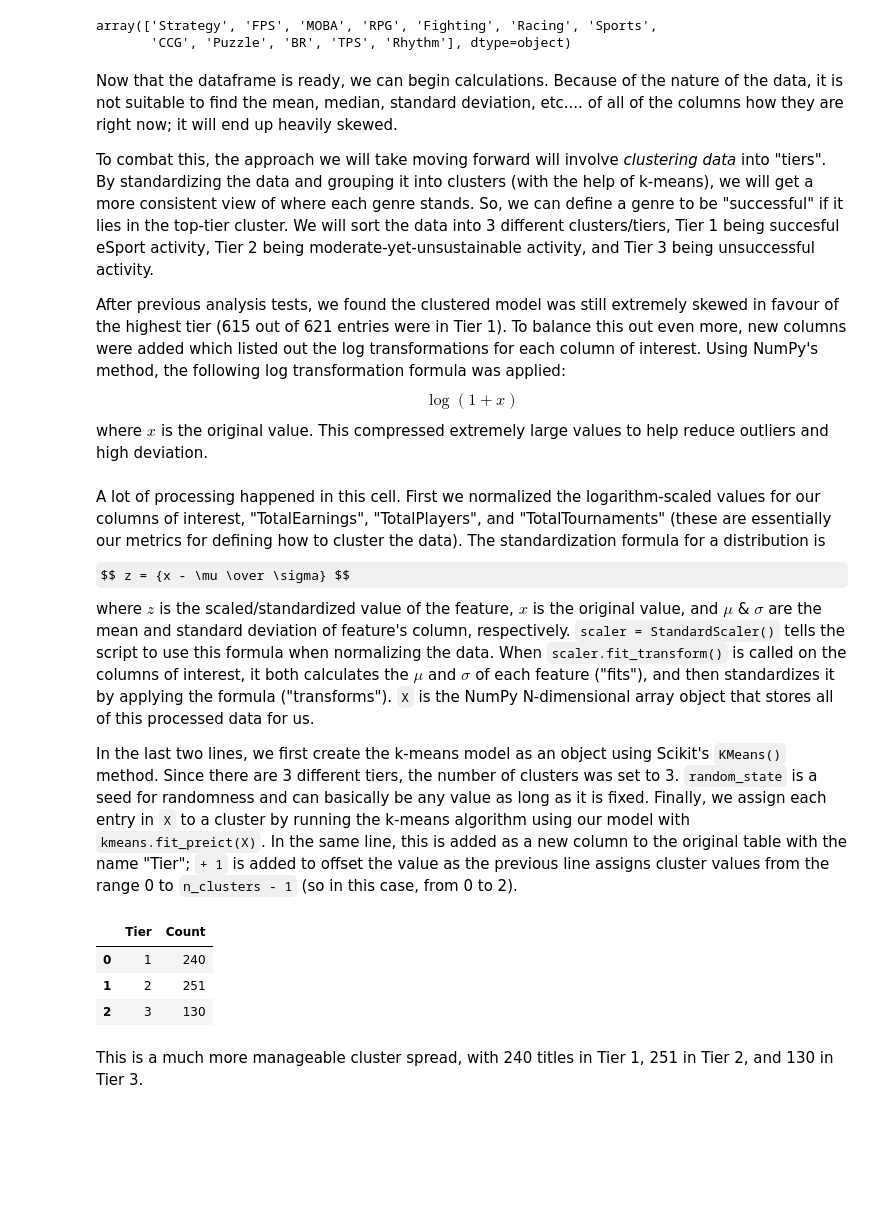
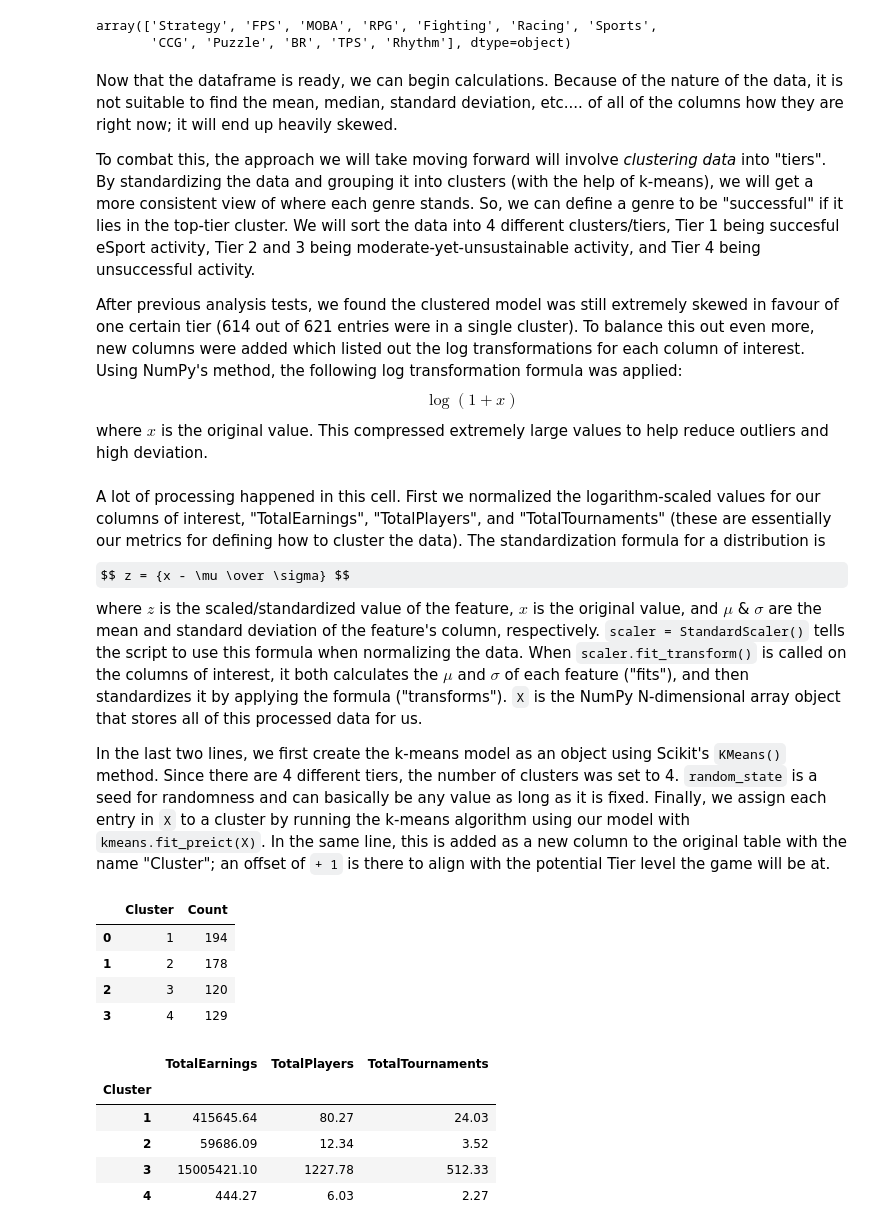
Before and after one commit to chezecakes/csci2000u-assignment-f25, a Jupyter notebook: assignment1.ipynb, the cells around one changed output. Drawn from its saved outputs; the diff is of its cells as text; code cells hidden in the pictures; some formulas as TeX source; blank space fills up the shorter version.

```diff
--- a/assignment1.ipynb
+++ b/assignment1.ipynb
@@ -133,9 +133,9 @@ array(['Strategy', 'FPS', 'MOBA', 'RPG', 'Fighting', 'Racing', 'Sports',
 # %% [markdown]
 Now that the dataframe is ready, we can begin calculations. Because of the nature of the data, it is not suitable to find the mean, median, standard deviation, etc.... of all of the columns how they are right now; it will end up heavily skewed.
 
-To combat this, the approach we will take moving forward will involve *clustering data* into "tiers". By standardizing the data and grouping it into clusters (with the help of k-means), we will get a more consistent view of where each genre stands. So, we can define a genre to be "successful" if it lies in the top-tier cluster. We will sort the data into 3 different clusters/tiers, Tier 1 being succesful eSport activity, Tier 2 being moderate-yet-unsustainable activity, and Tier 3 being unsuccessful activity.
+To combat this, the approach we will take moving forward will involve *clustering data* into "tiers". By standardizing the data and grouping it into clusters (with the help of k-means), we will get a more consistent view of where each genre stands. So, we can define a genre to be "successful" if it lies in the top-tier cluster. We will sort the data into 4 different clusters/tiers, Tier 1 being succesful eSport activity, Tier 2 and 3 being moderate-yet-unsustainable activity, and Tier 4 being unsuccessful activity.
 
-After previous analysis tests, we found the clustered model was still extremely skewed in favour of the highest tier (615 out of 621 entries were in Tier 1). To balance this out even more, new columns were added which listed out the log transformations for each column of interest. Using NumPy's method, the following log transformation formula was applied:
+After previous analysis tests, we found the clustered model was still extremely skewed in favour of one certain tier (614 out of 621 entries were in a single cluster). To balance this out even more, new columns were added which listed out the log transformations for each column of interest. Using NumPy's method, the following log transformation formula was applied:
 $$ \log(1 + x) $$
 where $ x $ is the original value. This compressed extremely large values to help reduce outliers and high deviation.
 # %%
@@ -152,26 +152,25 @@ log_metrics = [
 
 # normalize the data
 scaler = StandardScaler()                           # what we will use to apply the standardization formula
-X = scaler.fit_transform(full_table[log_metrics])         # fits and transforms the metrics both at once
+X = scaler.fit_transform(full_table[log_metrics])   # fits and transforms the metrics both at once
 
-kmeans = KMeans(n_clusters=3, random_state=42)      # our k-means model object. random_state is a seed for a random generator and can be any fixed value to ensure reproducibility
-full_table["Tier"] = kmeans.fit_predict(X) + 1      # adding a new column to the table that places each entry into a cluster (range of 1,2,3, inclusive)
+kmeans = KMeans(n_clusters=4, random_state=42)      # our k-means model object. random_state is a seed for a random generator and can be any fixed value to ensure reproducibility
+full_table["Cluster"] = kmeans.fit_predict(X) + 1   # adding a new column to the table that places each entry into a cluster (range of 1,2,3,4, inclusive)
 # %% [markdown]
 A lot of processing happened in this cell. First we normalized the logarithm-scaled values for our columns of interest, "TotalEarnings", "TotalPlayers", and "TotalTournaments" (these are essentially our metrics for defining how to cluster the data). The standardization formula for a distribution is
 $$ z = {x - \mu \over \sigma} $$
-where $ z $ is the scaled/standardized value of the feature, $ x $ is the original value, and $ \mu $ & $ \sigma $ are the mean and standard deviation of feature's column, respectively. `scaler = StandardScaler()` tells the script to use this formula when normalizing the data. When `scaler.fit_transform()` is called on the columns of interest, it both calculates the $ \mu $ and $ \sigma $ of each feature ("fits"), and then standardizes it by applying the formula ("transforms"). `X` is the NumPy N-dimensional array object that stores all of this processed data for us.
+where $ z $ is the scaled/standardized value of the feature, $ x $ is the original value, and $ \mu $ & $ \sigma $ are the mean and standard deviation of the feature's column, respectively. `scaler = StandardScaler()` tells the script to use this formula when normalizing the data. When `scaler.fit_transform()` is called on the columns of interest, it both calculates the $ \mu $ and $ \sigma $ of each feature ("fits"), and then standardizes it by applying the formula ("transforms"). `X` is the NumPy N-dimensional array object that stores all of this processed data for us.
 
-In the last two lines, we first create the k-means model as an object using Scikit's `KMeans()` method. Since there are 3 different tiers, the number of clusters was set to 3. `random_state` is a seed for randomness and can basically be any value as long as it is fixed. Finally, we assign each entry in `X` to a cluster by running the k-means algorithm using our model with `kmeans.fit_preict(X)`. In the same line, this is added as a new column to the original table with the name "Tier"; `+ 1` is added to offset the value as the previous line assigns cluster values from the range 0 to `n_clusters - 1` (so in this case, from 0 to 2).
+In the last two lines, we first create the k-means model as an object using Scikit's `KMeans()` method. Since there are 4 different tiers, the number of clusters was set to 4. `random_state` is a seed for randomness and can basically be any value as long as it is fixed. Finally, we assign each entry in `X` to a cluster by running the k-means algorithm using our model with `kmeans.fit_preict(X)`. In the same line, this is added as a new column to the original table with the name "Cluster"; an offset of `+ 1` is there to align with the potential Tier level the game will be at.
 # %%
-counts = full_table["Tier"].value_counts().reset_index()
-counts.columns = ["Tier", "Count"]
-counts = counts.sort_values(by='Tier', ascending=True).reset_index(drop=True)
+counts = full_table["Cluster"].value_counts().reset_index()
+counts.columns = ["Cluster", "Count"]
+counts = counts.sort_values(by='Cluster', ascending=True).reset_index(drop=True)
 
 counts
 # %% [output]
-|  | Tier | Count |
-| 0 | 1 | 240 |
-| 1 | 2 | 251 |
-| 2 | 3 | 130 |
+|  | Cluster | Count |
+| 0 | 1 | 194 |
+| 1 | 2 | 178 |
+| 2 | 3 | 120 |
+| 3 | 4 | 129 |
-# %% [markdown]
-This is a much more manageable cluster spread, with 240 titles in Tier 1, 251 in Tier 2, and 130 in Tier 3.
@@ -186,0 +177,15 @@ genre_stats
+# %%
+tier_summary = full_table.groupby('Cluster')[[ # a single-key grouping pattern by Cluster, applying mean to each column
+    'TotalEarnings',
+    'TotalPlayers',
+    'TotalTournaments'
+]].mean()
+
+tier_summary
+# %% [output]
+|  | TotalEarnings | TotalPlayers | TotalTournaments |
+| Cluster |  |  |  |
+| 1 | 415645.64 | 80.27 | 24.03 |
+| 2 | 59686.09 | 12.34 | 3.52 |
+| 3 | 15005421.10 | 1227.78 | 512.33 |
+| 4 | 444.27 | 6.03 | 2.27 |
```
Also changed, not shown: parts of 13 cells of this notebook, 1 other file.
